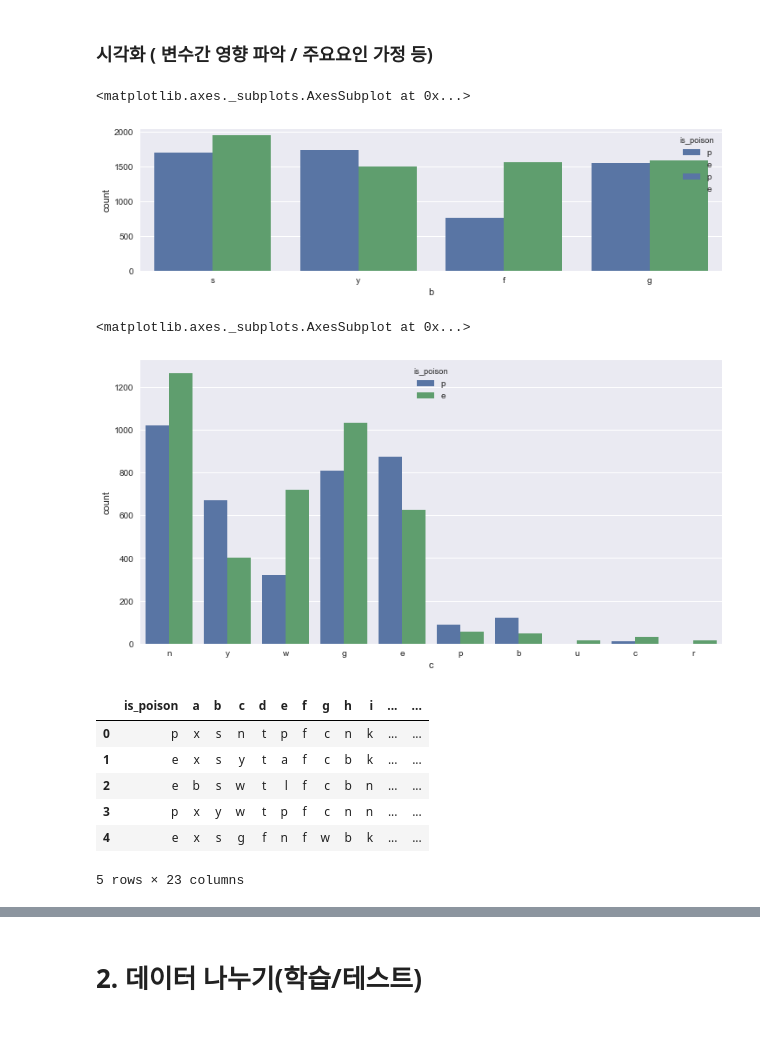
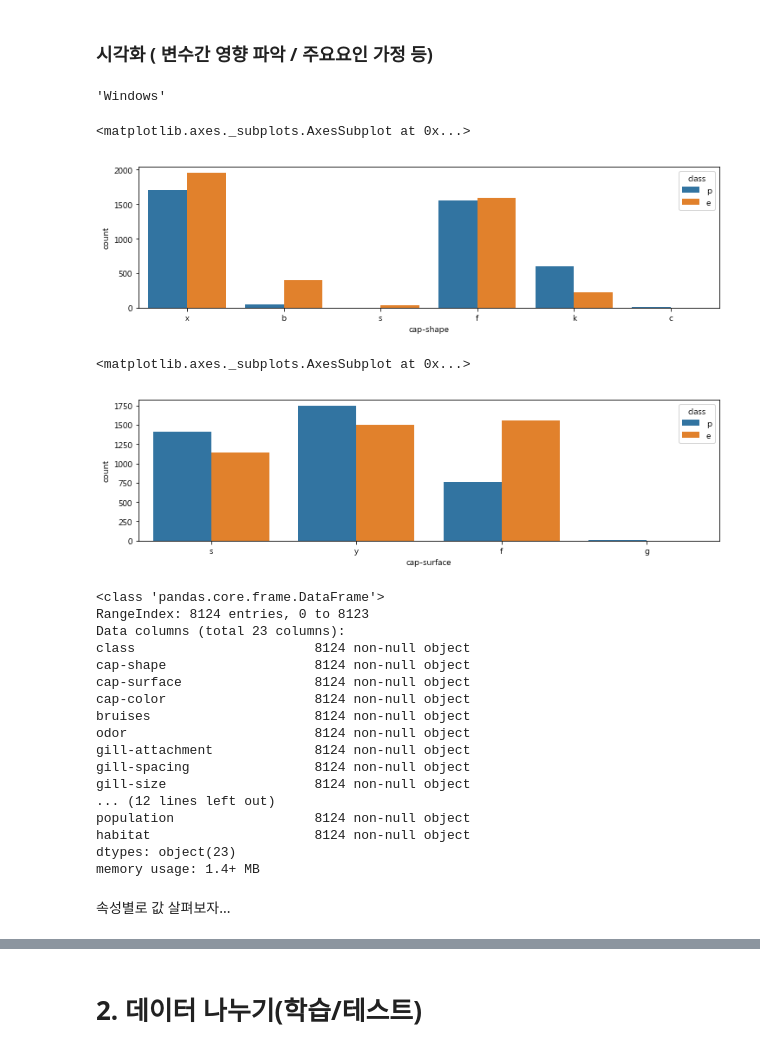
Before and after one commit to namsoojang/Play_with_Data_2nd, a Jupyter notebook: 개인공유/장남수/4강추가-판다스&그래프_머쉬룸분류/Pandas&Randomforest_v2.ipynb, the cells around one changed output, grey strips where cells are left out. Saved outputs shown, nothing was run; the diff lists cells and outputs as text; code cells hidden in the pictures.

Commit message:
pandas 정리 준비

```diff
--- a/개인공유/장남수/4강추가-판다스&그래프_머쉬룸분류/Pandas&Randomforest_v2.ipynb
+++ b/개인공유/장남수/4강추가-판다스&그래프_머쉬룸분류/Pandas&Randomforest_v2.ipynb
@@ -93,6 +106,5 @@ plt.
 # %%
-# 보기 편하게 하기 위해 그림 사이즈 변경
+# 그림 사이즈 기본지정 가능.  figsize 속성으로 중간에 변경 가능함
 from matplotlib import rcParams
 
-# figure size in inches
-rcParams['figure.figsize'] = 12,3
+rcParams['figure.figsize'] = (12,3)
@@ -99,12 +124,16 @@ rcParams['figure.figsize'] = 12,3
+# %%
+platform.system()
+# %% [output]
+'Windows'
 # %%
 # sns.countplot(data=data, x='1', hue= '0')
-sns.countplot(data=data, x='a', hue= 'is_poison')
-sns.countplot(data=data, x='b', hue= 'is_poison')
+sns.countplot(data=data, x='cap-shape', hue= 'class')
+# sns.countplot(data=data, x='b', hue= 'is_poison')
 # %% [output]
 <matplotlib.axes._subplots.AxesSubplot at 0x...>
-[figure, old version]
+[figure, new version]
 # %%
-sns.countplot(data=data, x='c', hue= 'is_poison')
+sns.countplot(data=data, x=data.columns[2], hue= 'class')
 # %% [output]
 <matplotlib.axes._subplots.AxesSubplot at 0x...>
-[figure, old version]
+[figure, new version]
@@ -116,10 +140,22 @@ rcParams['figure.figsize'] = 12, 6
 # %%
-data.head()
+data.info()
 # %% [output]
-|  | is_poison | a | b | c | d | e | f | g | h | i | ... | ... |
-| 0 | p | x | s | n | t | p | f | c | n | k | ... | ... |
-| 1 | e | x | s | y | t | a | f | c | b | k | ... | ... |
-| 2 | e | b | s | w | t | l | f | c | b | n | ... | ... |
-| 3 | p | x | y | w | t | p | f | c | n | n | ... | ... |
-| 4 | e | x | s | g | f | n | f | w | b | k | ... | ... |
-5 rows × 23 columns
+<class 'pandas.core.frame.DataFrame'>
+RangeIndex: 8124 entries, 0 to 8123
+Data columns (total 23 columns):
+class                       8124 non-null object
+cap-shape                   8124 non-null object
+cap-surface                 8124 non-null object
+cap-color                   8124 non-null object
+bruises                     8124 non-null object
+odor                        8124 non-null object
+gill-attachment             8124 non-null object
+gill-spacing                8124 non-null object
+gill-size                   8124 non-null object
+... (12 lines left out)
+population                  8124 non-null object
+habitat                     8124 non-null object
+dtypes: object(23)
+memory usage: 1.4+ MB
+# %% [markdown]
+속성별로 값 살펴보자...
```
Also changed, not shown: parts of 39 cells of this notebook, 1 other file.
